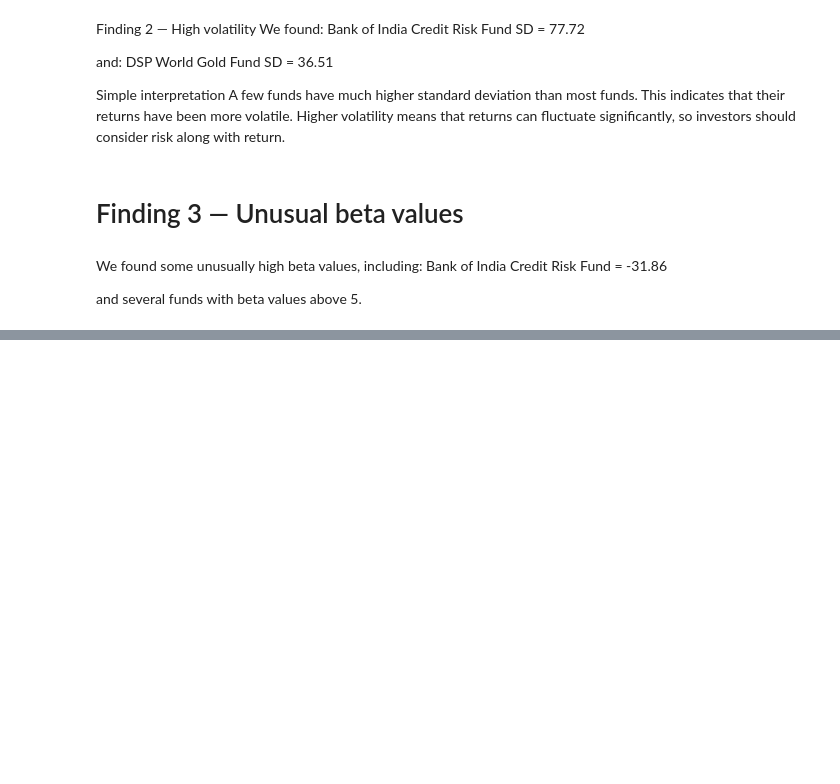
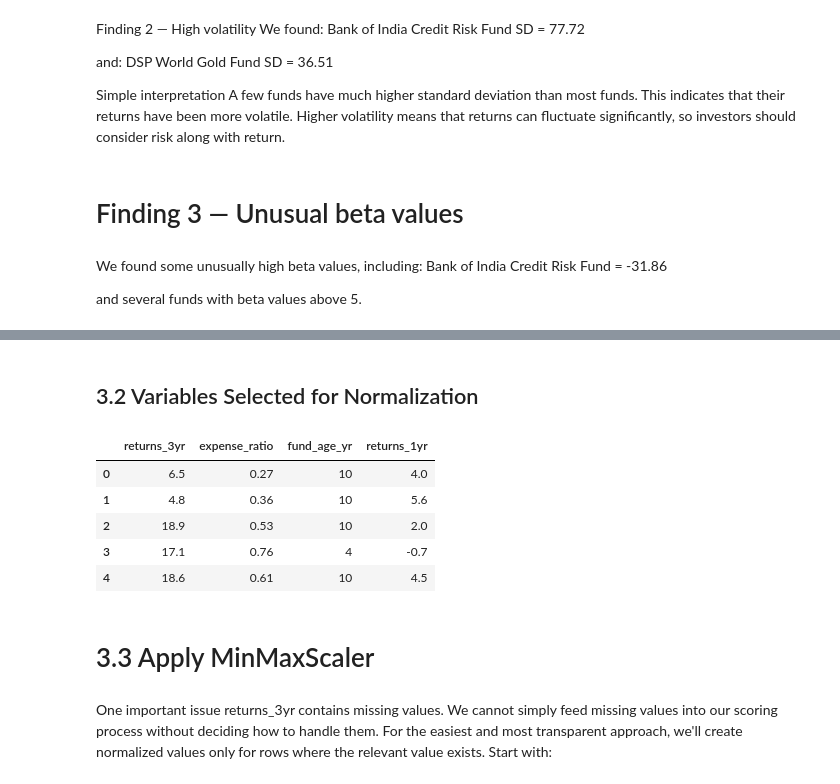
Before and after one commit to shakti-mankar/Data_Analyst_internship_projects, a Jupyter notebook: First_Project/Stage_1_Data_cleaning/Mutual_Fund_Analysis_Stage_0_1.ipynb, the cells around one changed output, grey strips where cells are left out. Cells and saved outputs as stored; diff of their text form; code cells hidden in the pictures; blank space fills up the shorter version.

```diff
--- a/First_Project/Stage_1_Data_cleaning/Mutual_Fund_Analysis_Stage_0_1.ipynb
+++ b/First_Project/Stage_1_Data_cleaning/Mutual_Fund_Analysis_Stage_0_1.ipynb
@@ -805,0 +847,20 @@ and several funds with beta values above 5.
+# %% [markdown]
+## 3.2 Variables Selected for Normalization
+# %%
+normalization_cols = [
+    'returns_3yr',
+    'expense_ratio',
+    'fund_age_yr',
+    'returns_1yr'
+]
+
+df[normalization_cols].head()
+# %% [output]
+|  | returns_3yr | expense_ratio | fund_age_yr | returns_1yr |
+| 0 | 6.5 | 0.27 | 10 | 4.0 |
+| 1 | 4.8 | 0.36 | 10 | 5.6 |
+| 2 | 18.9 | 0.53 | 10 | 2.0 |
+| 3 | 17.1 | 0.76 | 4 | -0.7 |
+| 4 | 18.6 | 0.61 | 10 | 4.5 |
+# %% [markdown]
+# 3.3 Apply MinMaxScaler
@@ -805,0 +871,6 @@ and several funds with beta values above 5.
+# %% [markdown]
+One important issue
+returns_3yr contains missing values.
+We cannot simply feed missing values into our scoring process without deciding how to handle them.
+For the easiest and most transparent approach, we'll create normalized values only for rows where the relevant value exists.
+Start with:
```
Also changed, not shown: parts of 23 cells of this notebook, 1 other file.
